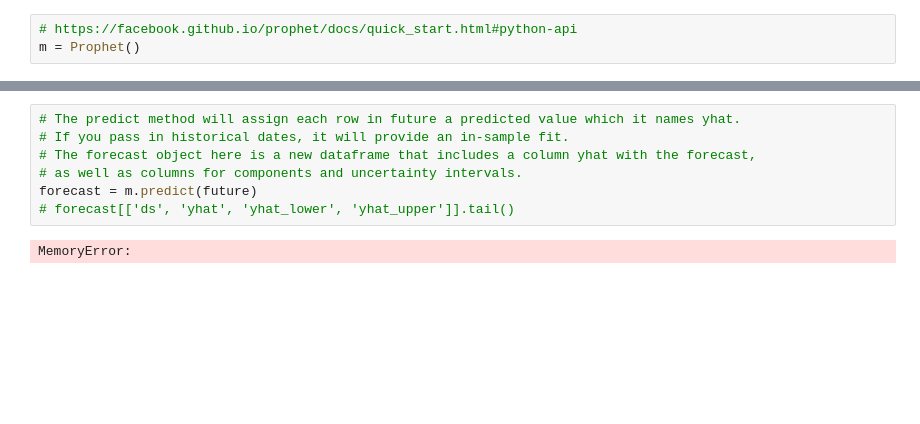
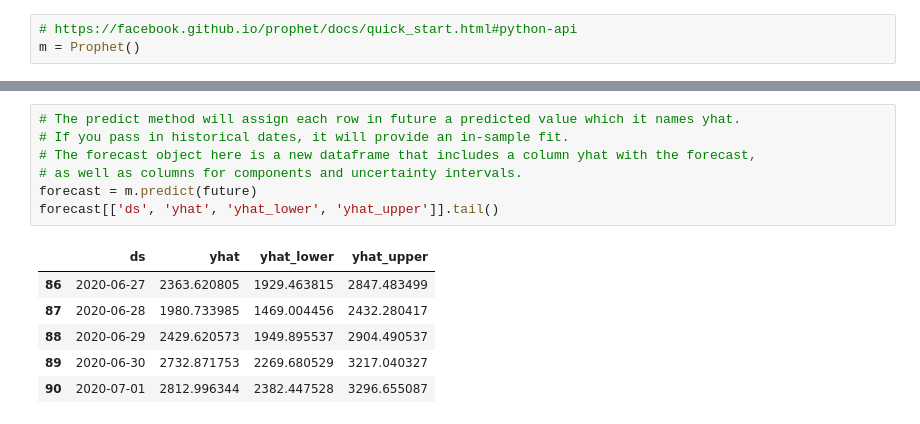
Before and after one commit to OleksiyAnokhin/UChicago-COVID-Hackathon, a Jupyter notebook: UChicago COVID-19 Hackathon.ipynb, the cells around one changed output, grey strips where cells are left out. Saved outputs shown, nothing was run; the diff lists cells and outputs as text; blank space fills up the shorter version.

```diff
--- a/UChicago COVID-19 Hackathon.ipynb
+++ b/UChicago COVID-19 Hackathon.ipynb
@@ -1231,9 +1262,14 @@ future = m.make_future_dataframe(periods = 30)
 # %%
 # The predict method will assign each row in future a predicted value which it names yhat.
 # If you pass in historical dates, it will provide an in-sample fit.
 # The forecast object here is a new dataframe that includes a column yhat with the forecast,
 # as well as columns for components and uncertainty intervals.
 forecast = m.predict(future)
-# forecast[['ds', 'yhat', 'yhat_lower', 'yhat_upper']].tail()
+forecast[['ds', 'yhat', 'yhat_lower', 'yhat_upper']].tail()
 # %% [output]
-MemoryError:
+|  | ds | yhat | yhat_lower | yhat_upper |
+| 86 | 2020-06-27 | 2363.620805 | 1929.463815 | 2847.483499 |
+| 87 | 2020-06-28 | 1980.733985 | 1469.004456 | 2432.280417 |
+| 88 | 2020-06-29 | 2429.620573 | 1949.895537 | 2904.490537 |
+| 89 | 2020-06-30 | 2732.871753 | 2269.680529 | 3217.040327 |
+| 90 | 2020-07-01 | 2812.996344 | 2382.447528 | 3296.655087 |
```
Also changed, not shown: parts of 12 cells of this notebook.
